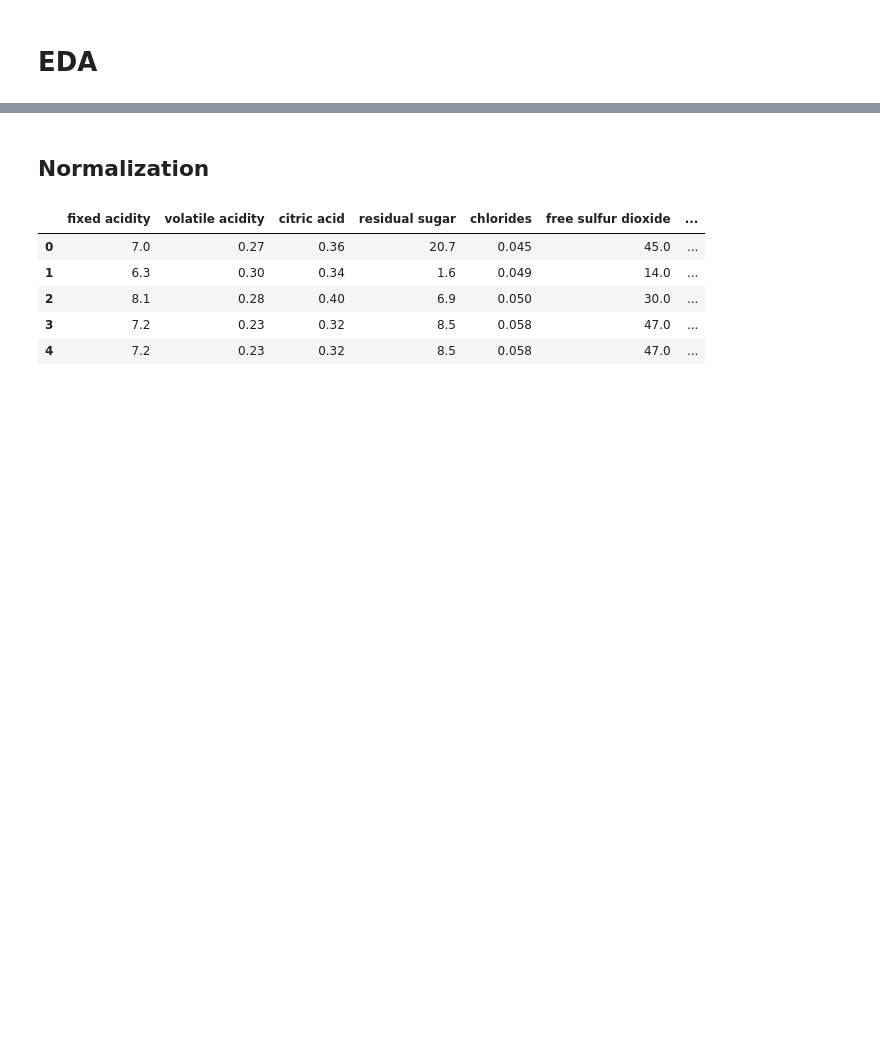
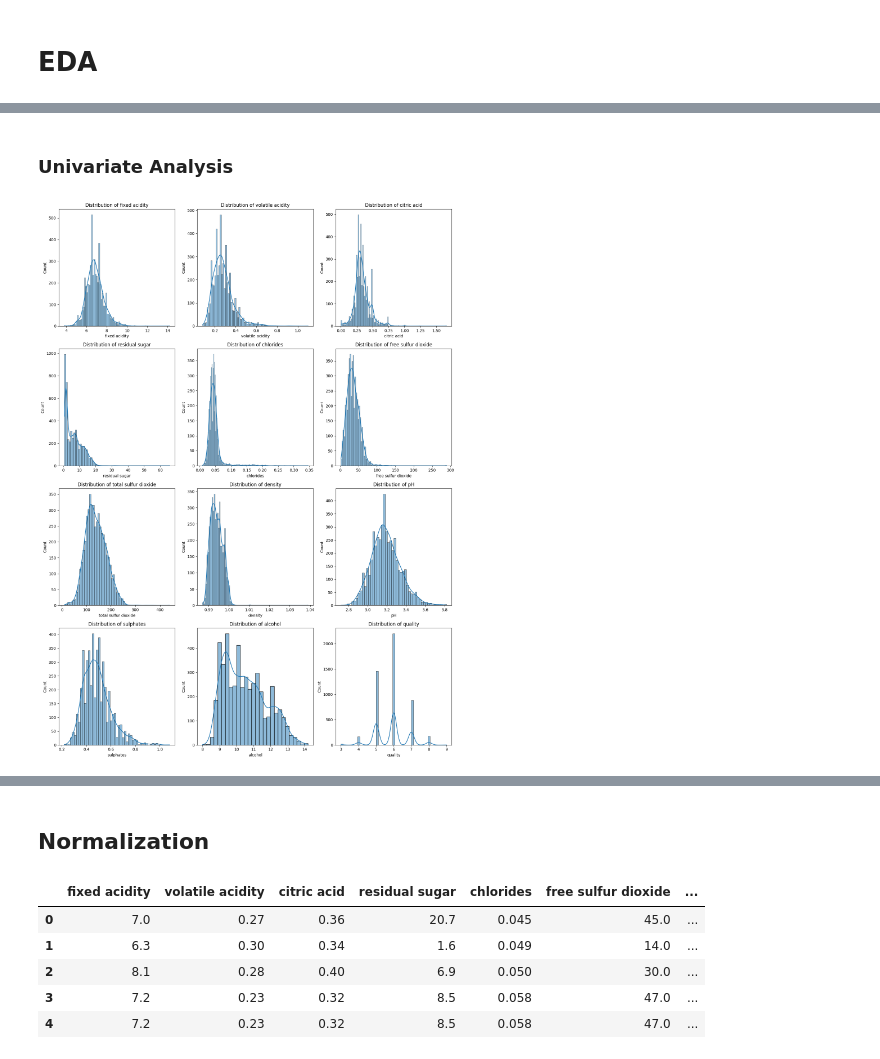
Before and after one commit to tiagosantos63390/pad_proj1, a Jupyter notebook: project1.ipynb, the cells around one changed output, grey strips where cells are left out. Saved outputs shown, nothing was run; the diff lists cells and outputs as text; code cells hidden in the pictures; blank space fills up the shorter version.

```diff
--- a/project1.ipynb
+++ b/project1.ipynb
@@ -43,21 +14,0 @@ plt.show()
-# %%
-red_wineq = pd.read_csv('winequality-red.csv', sep=';')
-white_wineq = pd.read_csv('winequality-white.csv', sep=';')
-
-features = [col for col in red_wineq.columns]
-
-fig, axes = plt.subplots(nrows=4, ncols=3, figsize=(15, 12))
-axes = axes.flatten()
-
-for i, feature in enumerate(features):
-    # Plot red and white wine histograms on the same axes
-    axes[i].hist(red_wineq[feature], bins=20, color='#722F37', alpha=0.5, label='Red Wine', density=True)
-    axes[i].hist(white_wineq[feature], bins=20, color='#f9e8c0', alpha=0.6, label='White Wine', density=True)
-
-    axes[i].set_title(feature, fontsize=12)
-    axes[i].set_xlabel("Value")
-    axes[i].set_ylabel("Density")
-    axes[i].legend()
-
-plt.tight_layout()
-plt.show()
@@ -156,0 +45,15 @@ plt.show()
+# %% [markdown]
+### Univariate Analysis
+# %%
+""" features - distribution plots """
+plt.figure(figsize=(15, 20))
+
+for i, column in enumerate(white_wine.columns, 1):
+    plt.subplot(4, 3, i)
+    sns.histplot(white_wine[column], kde=True)
+    plt.title(f'Distribution of {column}')
+    plt.tight_layout()
+
+plt.show()
+# %% [output]
+[figure, added]
```
Also changed, not shown: parts of 19 cells of this notebook, 4 other files.
